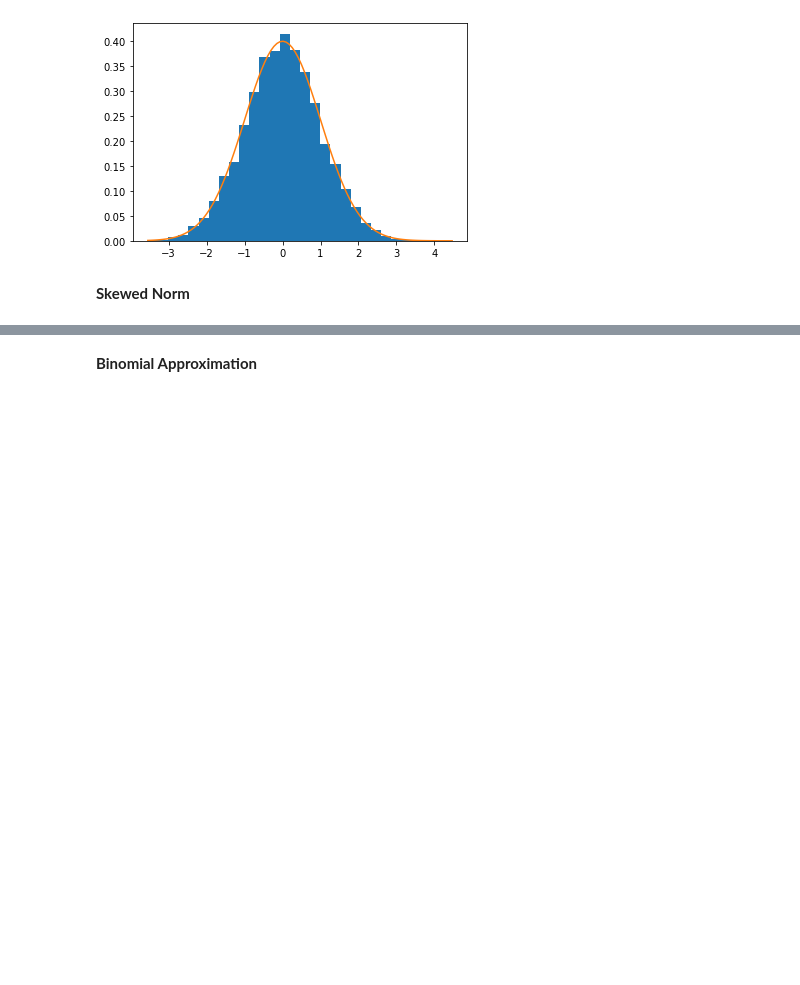
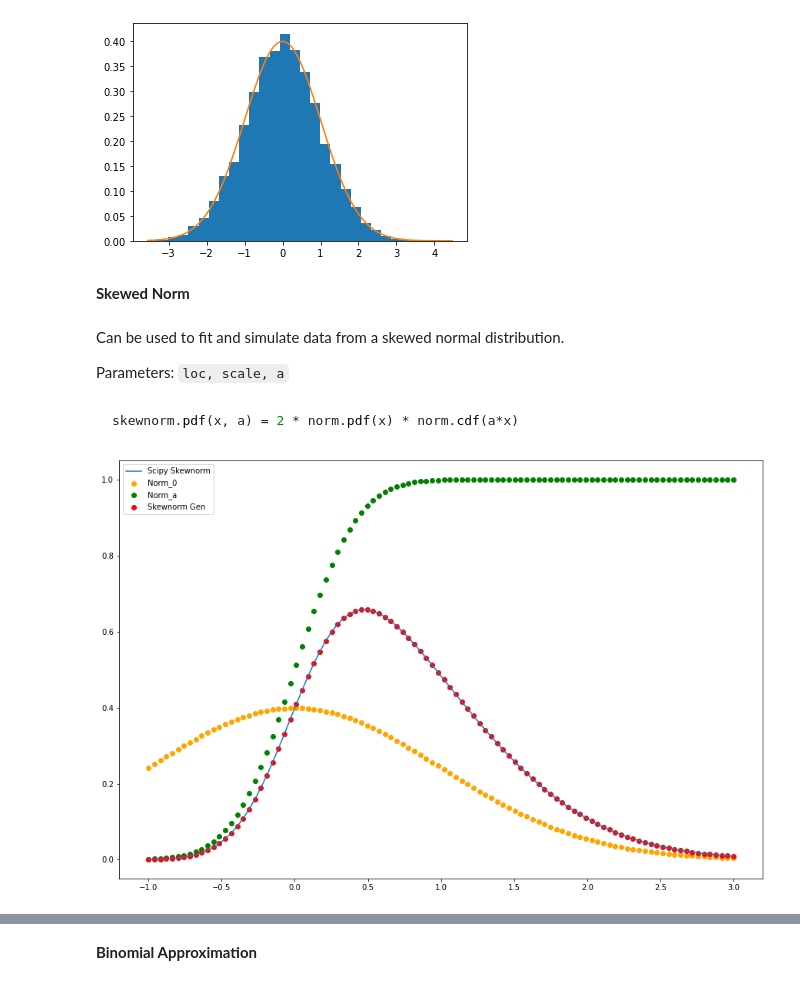
Before and after one commit to larryzzhang/analytics_compendium, a Jupyter notebook: Analytics Compendium.ipynb, the cells around one changed output, grey strips where cells are left out. Saved outputs shown, nothing was run; the diff lists cells and outputs as text; code cells hidden in the pictures; blank space fills up the shorter version.

````diff
--- a/Analytics Compendium.ipynb
+++ b/Analytics Compendium.ipynb
@@ -601,3 +620,30 @@ plt.plot(np.linspace(np.min(mu_s_standard), np.max(mu_s_standard), 100), sp.stat
 [figure]
 # %% [markdown]
 **Skewed Norm**
+# %% [markdown]
+Can be used to fit and simulate data from a skewed normal distribution.
+
+Parameters: ```loc, scale, a```
+# %% [markdown]
+```python
+skewnorm.pdf(x, a) = 2 * norm.pdf(x) * norm.cdf(a*x)
+```
+# %%
+loc_ = 0
+scale_ = 1
+a_ = 3
+x_ = np.linspace(-1, 3, 100)
+# Distributions
+skewnorm = sp.stats.skewnorm(loc=loc_, scale=scale_, a=a_).pdf(x=x_)
+norm_0 = sp.stats.norm(loc=loc_, scale=scale_).pdf(x=x_)
+norm_a = sp.stats.norm(loc=a_*loc_, scale=scale_).cdf(x=a_*x_)
+skewnorm_gen = 2 * np.multiply(norm_0, norm_a)
+# %%
+fig, ax = plt.subplots(figsize=(15,10))
+plt.plot(x_, skewnorm)
+plt.scatter(x_, norm_0, color='orange')
+plt.scatter(x_, norm_a, color='g')
+plt.scatter(x_, skewnorm_gen, color='r')
+plt.legend(['Scipy Skewnorm', 'Norm_0', 'Norm_a', 'Skewnorm Gen']);
+# %% [output]
+[figure, added]
````
Also changed, not shown: parts of 48 cells of this notebook.
